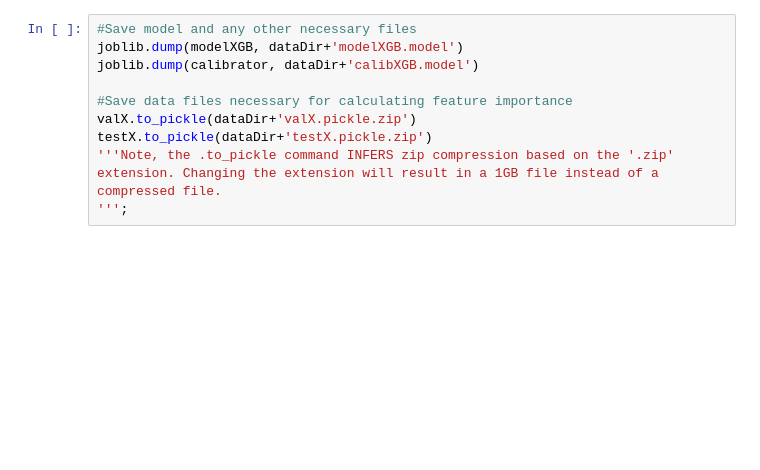
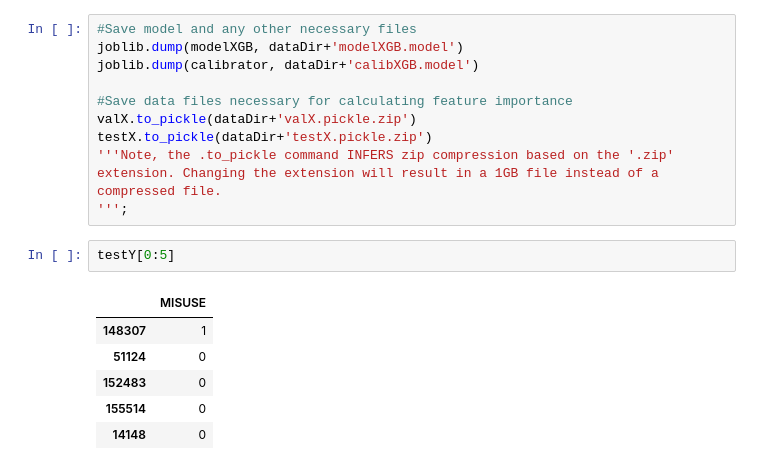
Before and after one commit to sharadv99/capstone-OpioidAddictionRisk, a Jupyter notebook: Opioid_04Modeling.ipynb, the cells around one changed output. Saved outputs shown, nothing was run; the diff lists cells and outputs as text; blank space fills up the shorter version.

```diff
--- a/Opioid_04Modeling.ipynb
+++ b/Opioid_04Modeling.ipynb
@@ -470,3 +466,12 @@ testX.to_pickle(dataDir+'testX.pickle.zip')
 extension. Changing the extension will result in a 1GB file instead of a
 compressed file.
 ''';
+# %%
+testY[0:5]
+# %% [output]
+|  | MISUSE |
+| 148307 | 1 |
+| 51124 | 0 |
+| 152483 | 0 |
+| 155514 | 0 |
+| 14148 | 0 |
```
Also changed, not shown: parts of 2 cells of this notebook, 7 other files.
